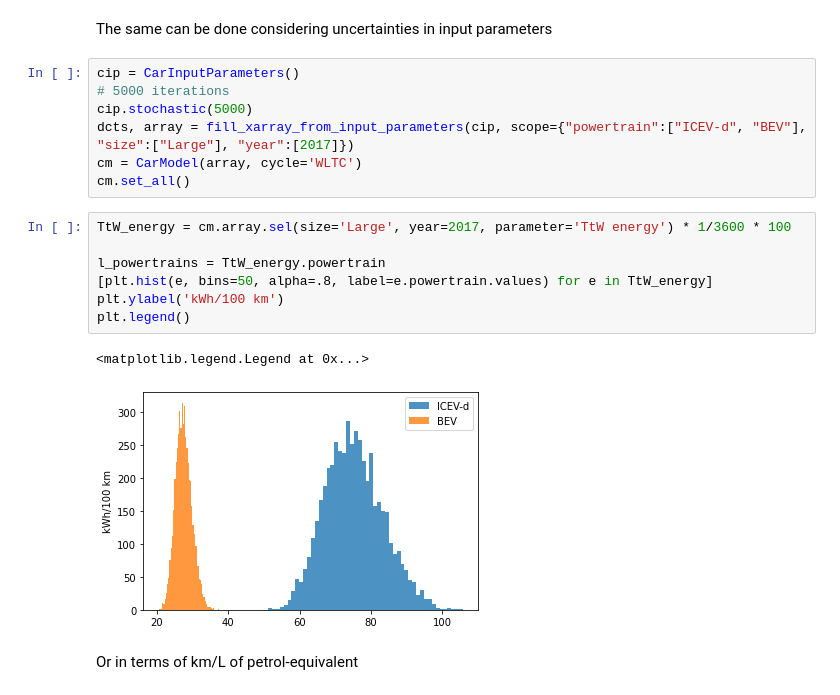
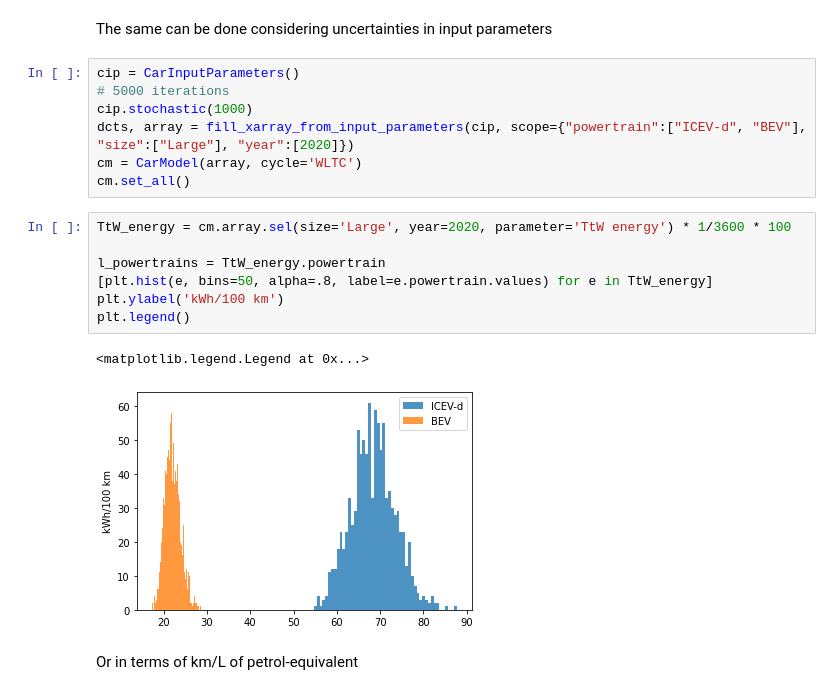
Before and after one commit to romainsacchi/carculator, a Jupyter notebook: examples/Examples.ipynb, the cells around one changed output. Saved outputs shown, nothing was run; the diff lists cells and outputs as text.

```diff
--- a/examples/Examples.ipynb
+++ b/examples/Examples.ipynb
@@ -331,20 +346,20 @@ The same can be done considering uncertainties in input parameters
 # %%
 cip = CarInputParameters()
 # 5000 iterations
-cip.stochastic(5000)
-dcts, array = fill_xarray_from_input_parameters(cip, scope={"powertrain":["ICEV-d", "BEV"], "size":["Large"], "year":[2017]})
+cip.stochastic(1000)
+dcts, array = fill_xarray_from_input_parameters(cip, scope={"powertrain":["ICEV-d", "BEV"], "size":["Large"], "year":[2020]})
 cm = CarModel(array, cycle='WLTC')
 cm.set_all()
 # %%
-TtW_energy = cm.array.sel(size='Large', year=2017, parameter='TtW energy') * 1/3600 * 100
+TtW_energy = cm.array.sel(size='Large', year=2020, parameter='TtW energy') * 1/3600 * 100
 
 l_powertrains = TtW_energy.powertrain
 [plt.hist(e, bins=50, alpha=.8, label=e.powertrain.values) for e in TtW_energy]
 plt.ylabel('kWh/100 km')
 plt.legend()
 # %% [output]
 <matplotlib.legend.Legend at 0x...>
-[figure, old version]
+[figure, new version]
 # %% [markdown]
 Or in terms of km/L of petrol-equivalent
 # %%
```
Also changed, not shown: parts of 39 cells of this notebook, 2 other files.
